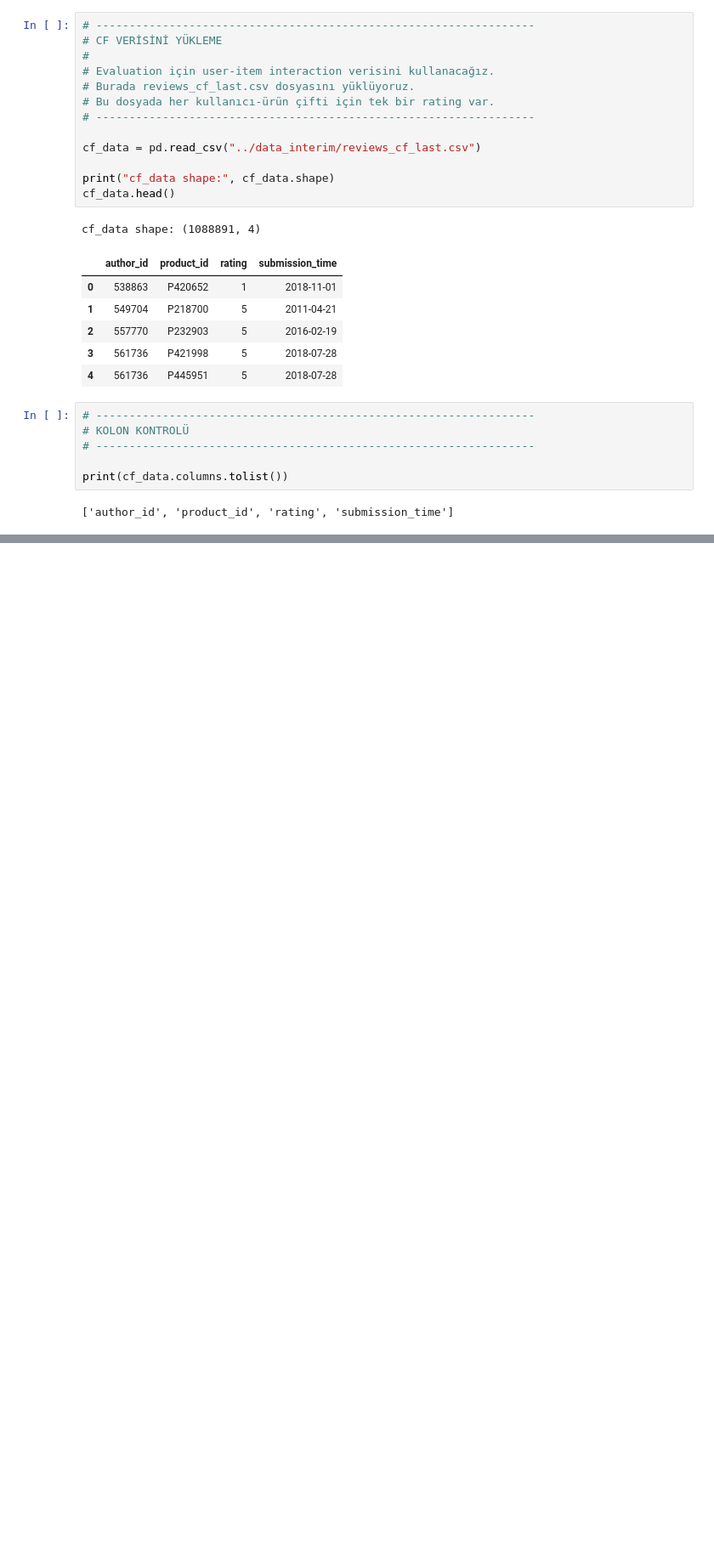
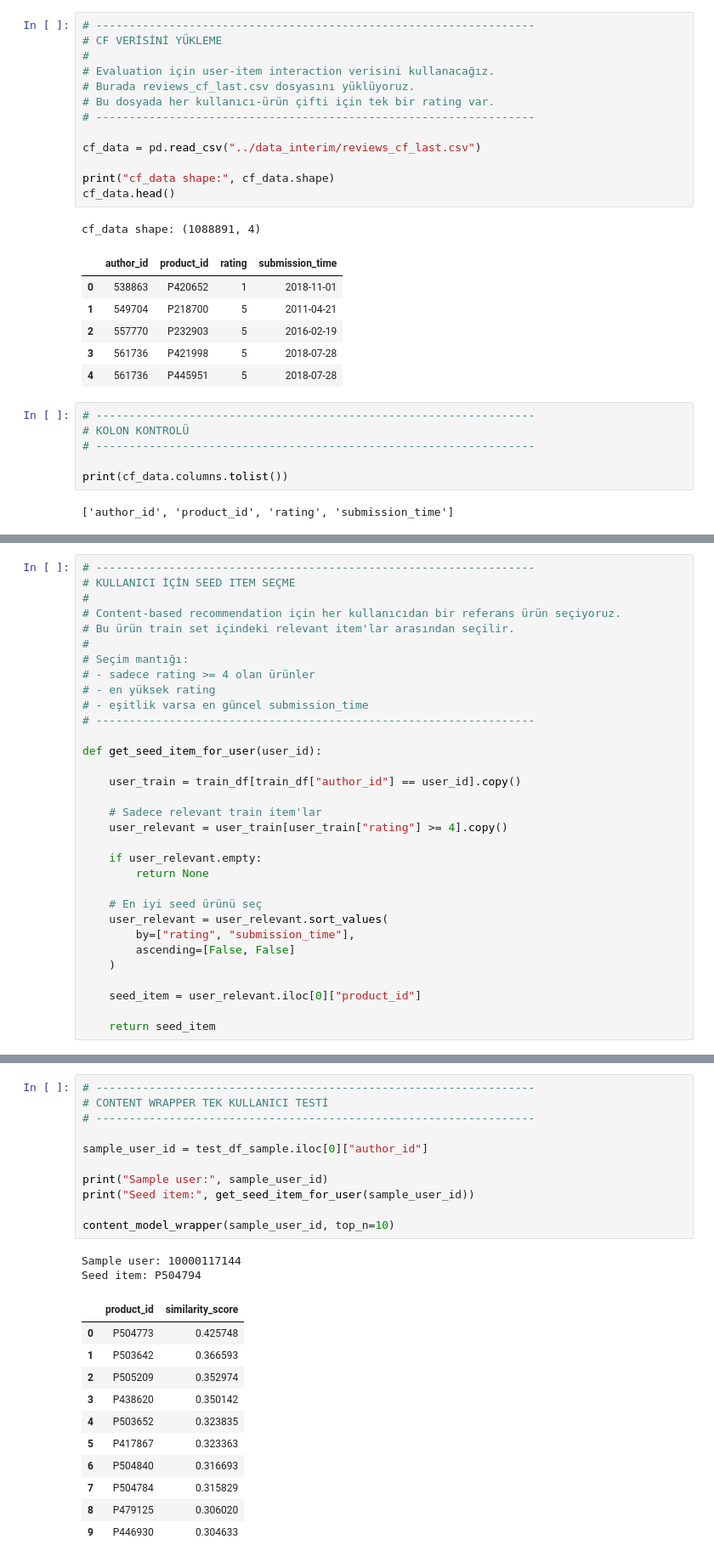
Before and after one commit to aslitarakcilar/cosmetic-recommendation-system, a Jupyter notebook: notebooks/02_evaluation.ipynb, the cells around one changed output, grey strips where cells are left out. Shown at 85% size. Cells and saved outputs as stored; diff of their text form; blank space fills up the shorter version.

```diff
--- a/notebooks/02_evaluation.ipynb
+++ b/notebooks/02_evaluation.ipynb
@@ -52,0 +590,32 @@ print(cf_data.columns.tolist())
+# %%
+# ------------------------------------------------------------------
+# KULLANICI İÇİN SEED ITEM SEÇME
+#
+# Content-based recommendation için her kullanıcıdan bir referans ürün seçiyoruz.
+# Bu ürün train set içindeki relevant item'lar arasından seçilir.
+#
+# Seçim mantığı:
+# - sadece rating >= 4 olan ürünler
+# - en yüksek rating
+# - eşitlik varsa en güncel submission_time
+# ------------------------------------------------------------------
+
+def get_seed_item_for_user(user_id):
+
+    user_train = train_df[train_df["author_id"] == user_id].copy()
+
+    # Sadece relevant train item'lar
+    user_relevant = user_train[user_train["rating"] >= 4].copy()
+
+    if user_relevant.empty:
+        return None
+
+    # En iyi seed ürünü seç
+    user_relevant = user_relevant.sort_values(
+        by=["rating", "submission_time"],
+        ascending=[False, False]
+    )
+
+    seed_item = user_relevant.iloc[0]["product_id"]
+
+    return seed_item
@@ -52,0 +683,25 @@ print(cf_data.columns.tolist())
+# %%
+# ------------------------------------------------------------------
+# CONTENT WRAPPER TEK KULLANICI TESTİ
+# ------------------------------------------------------------------
+
+sample_user_id = test_df_sample.iloc[0]["author_id"]
+
+print("Sample user:", sample_user_id)
+print("Seed item:", get_seed_item_for_user(sample_user_id))
+
+content_model_wrapper(sample_user_id, top_n=10)
+# %% [output]
+Sample user: 10000117144
+Seed item: P504794
+|  | product_id | similarity_score |
+| 0 | P504773 | 0.425748 |
+| 1 | P503642 | 0.366593 |
+| 2 | P505209 | 0.352974 |
+| 3 | P438620 | 0.350142 |
+| 4 | P503652 | 0.323835 |
+| 5 | P417867 | 0.323363 |
+| 6 | P504840 | 0.316693 |
+| 7 | P504784 | 0.315829 |
+| 8 | P479125 | 0.306020 |
+| 9 | P446930 | 0.304633 |
```
Also changed, not shown: parts of 25 cells of this notebook.
